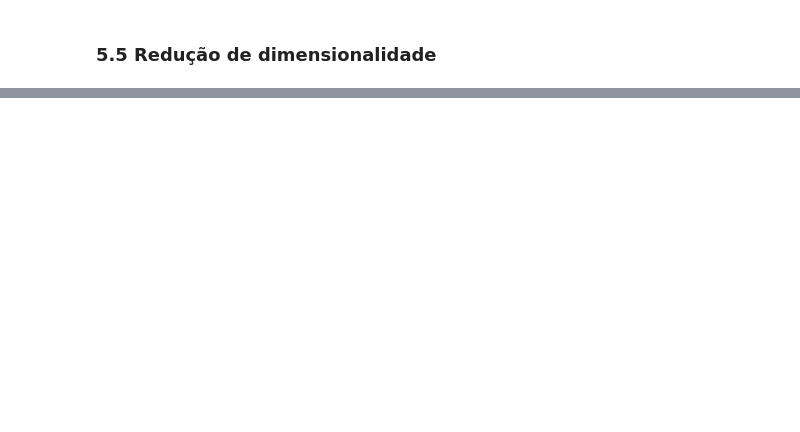
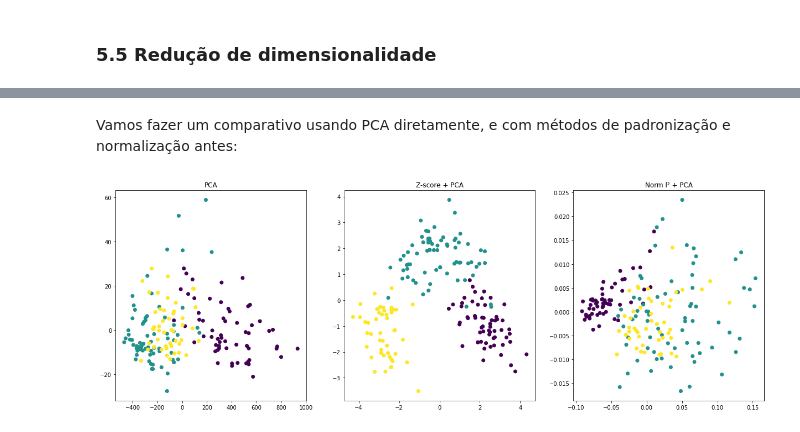
Before and after one commit to brenoslivio/CompVis_ICMC, a Jupyter notebook: Aula_01/Aula_01.ipynb, the cells around one changed output, grey strips where cells are left out. Cells and saved outputs as stored; diff of their text form; code cells hidden in the pictures; blank space fills up the shorter version.

```diff
--- a/Aula_01/Aula_01.ipynb
+++ b/Aula_01/Aula_01.ipynb
@@ -691,0 +916,5 @@ diabetes_X_null_knn.head()
+# %%
+from sklearn.datasets import load_wine
+
+wine_X, wine_Y = load_wine(as_frame=True, return_X_y=True)
+wine_X.info()
@@ -691,0 +942,46 @@ diabetes_X_null_knn.head()
+# %% [markdown]
+Vamos fazer um comparativo usando PCA diretamente, e com métodos de padronização e normalização antes:
+# %%
+from sklearn.pipeline import make_pipeline
+from sklearn.preprocessing import StandardScaler, Normalizer
+from sklearn.decomposition import PCA
+
+# PCA
+wine_pca = PCA(n_components=2).fit_transform(wine_X)
+
+# z-score + PCA
+wine_pca_std = make_pipeline(
+    StandardScaler(),
+    PCA(n_components=2)).fit_transform(wine_X)
+
+# l2 norm + PCA
+wine_pca_norm = make_pipeline(
+    Normalizer(norm="l2"),
+    PCA(n_components=2)).fit_transform(wine_X)
+
+wine_fig, wine_axs = plt.subplots(1, 3)
+wine_fig.set_figwidth(21)
+wine_fig.set_figheight(7)
+
+wine_axs[0].scatter(
+    x=wine_pca[:,0], y=wine_pca[:,1],c=wine_Y
+)
+wine_axs[0].set_title("PCA")
+
+wine_axs[1].scatter(
+    x=wine_pca_std[:,0],
+    y=wine_pca_std[:,1],
+    c=wine_Y
+)
+wine_axs[1].set_title("Z-score + PCA")
+
+wine_axs[2].scatter(
+    x=wine_pca_norm[:,0],
+    y=wine_pca_norm[:,1],
+    c=wine_Y
+)
+wine_axs[2].set_title("Norm l² + PCA")
+
+plt.show()
+# %% [output]
+[figure, added]
```
Also changed, not shown: parts of 21 cells of this notebook.
